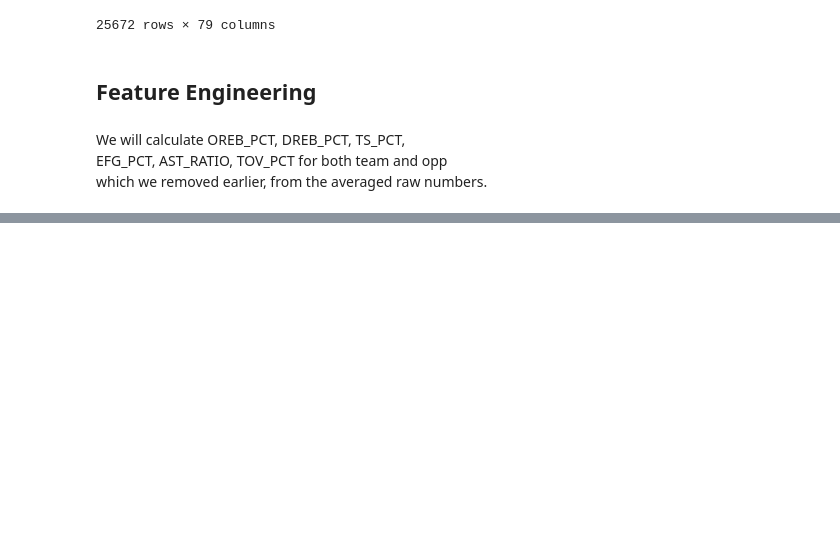
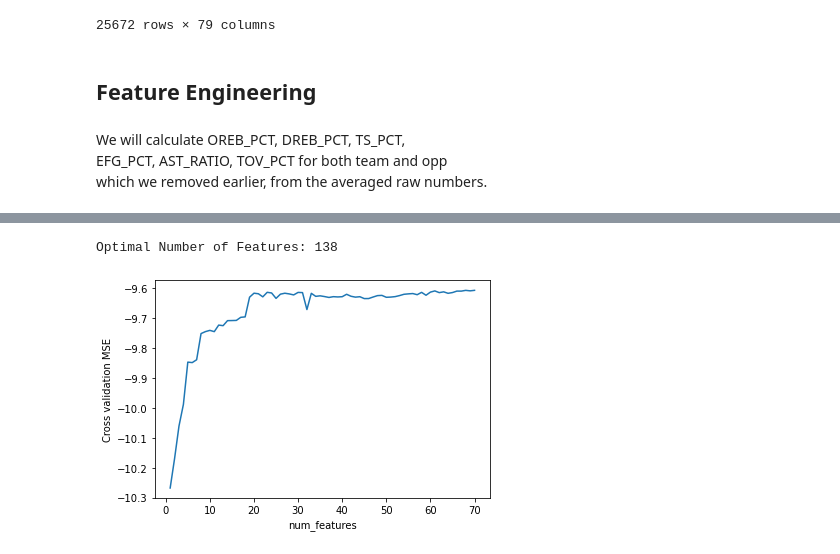
Before and after one commit to jnish23/NBA_Model, a Jupyter notebook: notebooks/team_based_modelv2.ipynb, the cells around one changed output, grey strips where cells are left out. Saved outputs shown, nothing was run; the diff lists cells and outputs as text; code cells hidden in the pictures; blank space fills up the shorter version.

```diff
--- a/notebooks/team_based_modelv2.ipynb
+++ b/notebooks/team_based_modelv2.ipynb
@@ -178,0 +327,27 @@ full_df
+# %%
+def select_features(estimator, X, y, min_features_to_select, cv_splits):
+    tscv = TimeSeriesSplit(n_splits = cv_splits)
+    min_features_to_select = min_features_to_select
+
+    rfecv = RFECV(estimator = LinearRegression(),
+          step=2, cv = tscv,
+         scoring='neg_mean_absolute_error',
+                  min_features_to_select= min_features_to_select,
+         n_jobs = -1)
+
+    rfecv.fit(X, y)
+
+    print("Optimal Number of Features:", rfecv.n_features_)
+
+    plt.figure()
+    plt.xlabel("num_features")
+    plt.ylabel("Cross validation MSE")
+    plt.plot(range(min_features_to_select, len(rfecv.grid_scores_) + min_features_to_select), rfecv.grid_scores_)
+    plt.show()
+
+    return rfecv
+# %%
+rfecv = select_features(LinearRegression(), X_train, point_diff_train, min_features_to_select=1, cv_splits=5)
+# %% [output]
+Optimal Number of Features: 138
+[figure, added]
```
Also changed, not shown: parts of 44 cells of this notebook, 3 other files.
